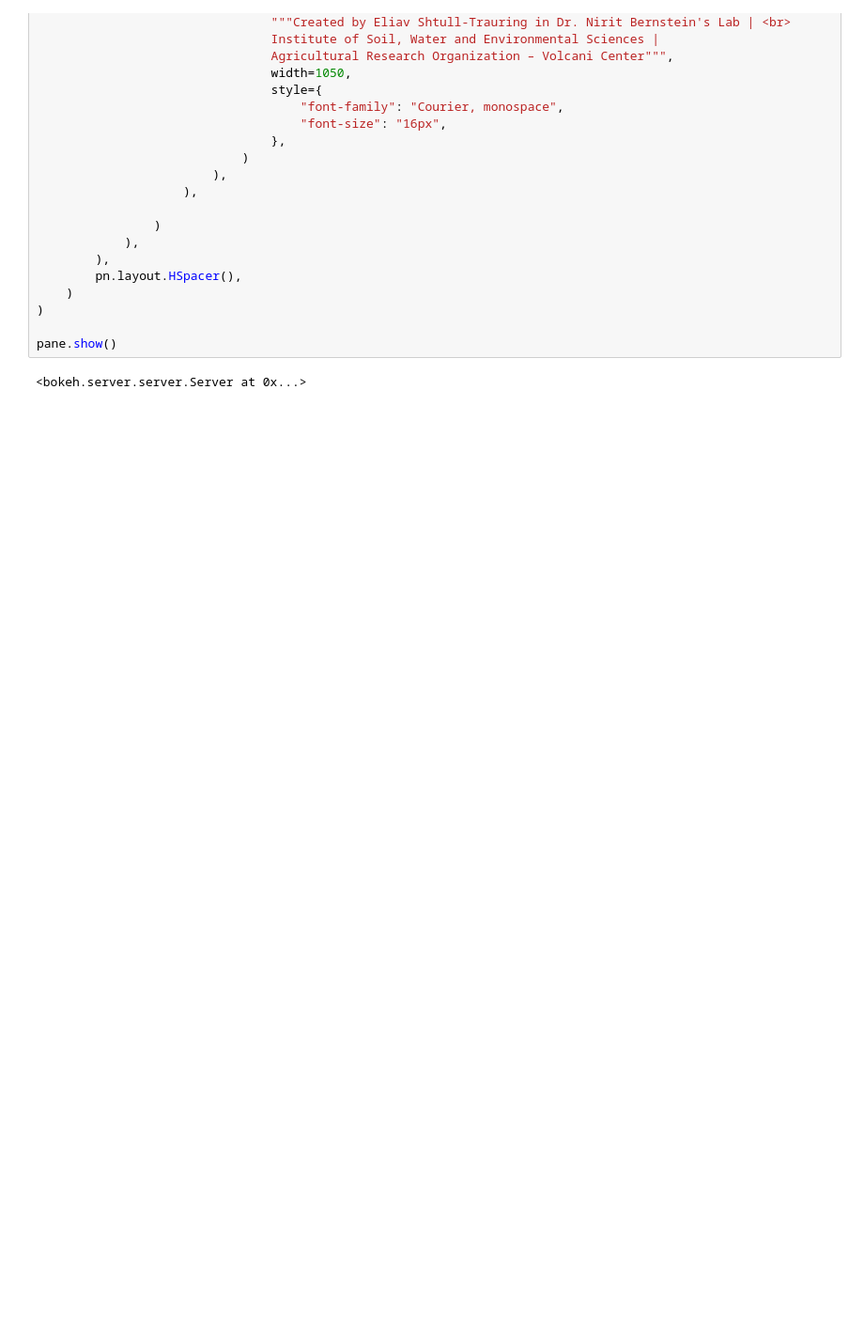
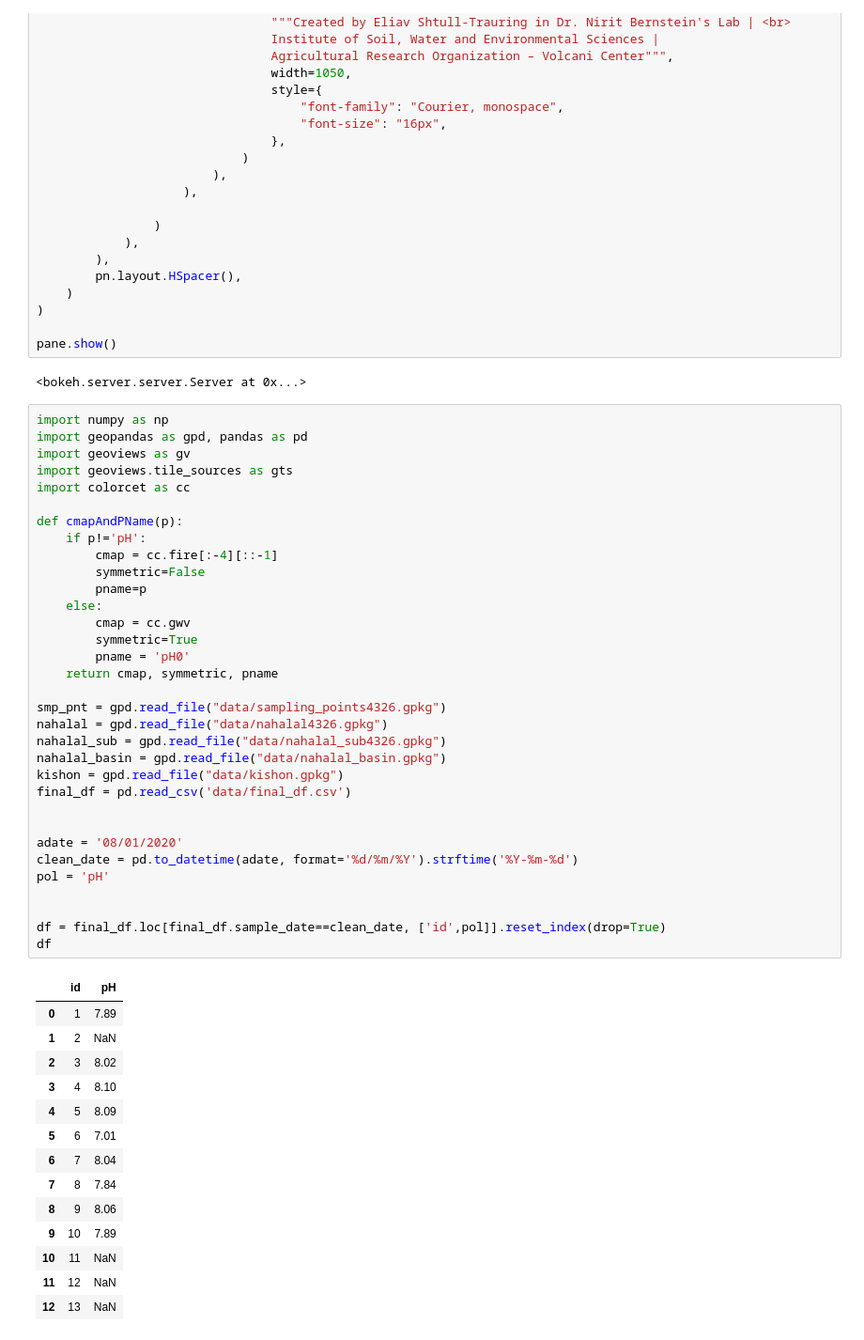
Before and after one commit to eliavst/NahalalPyViz, a Jupyter notebook: NahlalVisualizer.ipynb, the cells around one changed output. Shown at 94% size. Drawn from its saved outputs; the diff is of its cells as text; blank space fills up the shorter version.

```diff
--- a/NahlalVisualizer.ipynb
+++ b/NahlalVisualizer.ipynb
@@ -58,3 +62,51 @@ pane = pn.panel(
 pane.show()
 # %% [output]
 <bokeh.server.server.Server at 0x...>
+# %%
+import numpy as np
+import geopandas as gpd, pandas as pd
+import geoviews as gv
+import geoviews.tile_sources as gts
+import colorcet as cc
+
+def cmapAndPName(p):
+    if p!='pH':
+        cmap = cc.fire[:-4][::-1]
+        symmetric=False
+        pname=p
+    else:
+        cmap = cc.gwv
+        symmetric=True
+        pname = 'pH0'
+    return cmap, symmetric, pname
+
+smp_pnt = gpd.read_file("data/sampling_points4326.gpkg")
+nahalal = gpd.read_file("data/nahalal4326.gpkg")
+nahalal_sub = gpd.read_file("data/nahalal_sub4326.gpkg")
+nahalal_basin = gpd.read_file("data/nahalal_basin.gpkg")
+kishon = gpd.read_file("data/kishon.gpkg")
+final_df = pd.read_csv('data/final_df.csv')
+
+
+adate = '08/01/2020'
+clean_date = pd.to_datetime(adate, format='%d/%m/%Y').strftime('%Y-%m-%d')
+pol = 'pH'
+
+
+df = final_df.loc[final_df.sample_date==clean_date, ['id',pol]].reset_index(drop=True)
+df
+# %% [output]
+|  | id | pH |
+| 0 | 1 | 7.89 |
+| 1 | 2 | NaN |
+| 2 | 3 | 8.02 |
+| 3 | 4 | 8.10 |
+| 4 | 5 | 8.09 |
+| 5 | 6 | 7.01 |
+| 6 | 7 | 8.04 |
+| 7 | 8 | 7.84 |
+| 8 | 9 | 8.06 |
+| 9 | 10 | 7.89 |
+| 10 | 11 | NaN |
+| 11 | 12 | NaN |
+| 12 | 13 | NaN |
```
Also changed, not shown: parts of 6 cells of this notebook, 4 other files.
